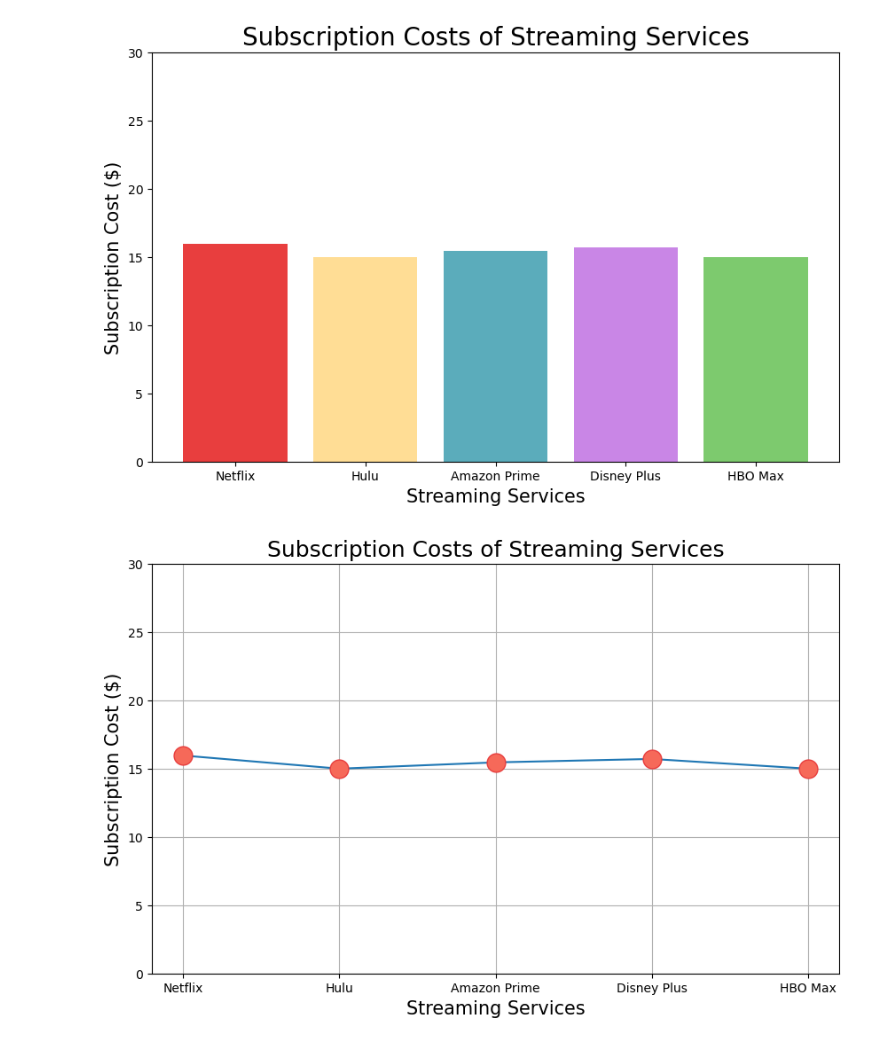
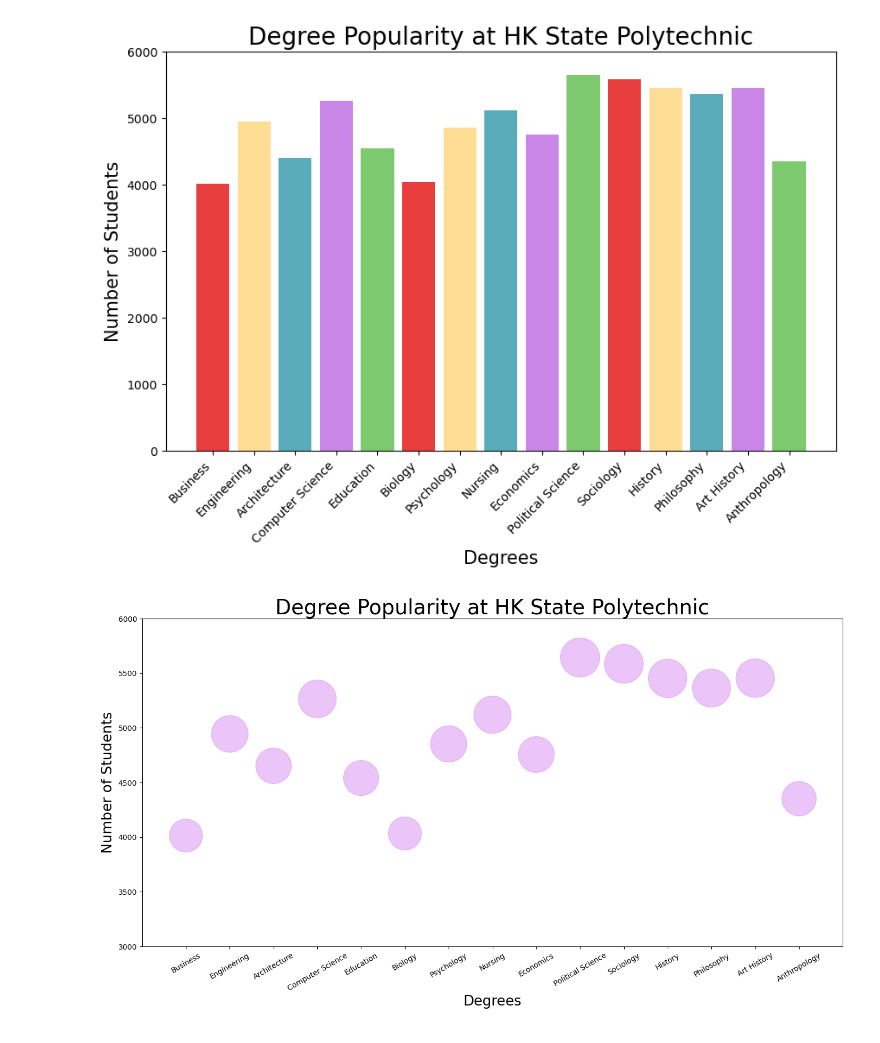
Before and after one commit to Youcheng9/Data-Visualization-Project-1, a Jupyter notebook: data1.ipynb, the cells around one changed output. Saved outputs shown, nothing was run; the diff lists cells and outputs as text; code cells hidden in the pictures.

Commit message:
Modified visualizations

```diff
--- a/data1.ipynb
+++ b/data1.ipynb
@@ -1,45 +1,39 @@
 # %%
+# ~~~~~~~ Degree Popularity at HK State Polytechnic ~~~~~~~
+
 import matplotlib.pyplot as plt
 import numpy as np
 
+labels = ['Business', 'Engineering', 'Architecture', 'Computer Science',
+          'Education', 'Biology', 'Psychology', 'Nursing', 'Economics',
+          'Political Science', 'Sociology', 'History', 'Philosophy',
+          'Art History', 'Anthropology']
 
-netlifx = 15.95
-hulu = 14.99
-amazon_prime = 15.45
-disney_plus = 15.70
-hbo_max = 14.99
-
-labels = ['Netflix', 'Hulu', 'Amazon Prime', 'Disney Plus', 'HBO Max']
-values = [netlifx, hulu, amazon_prime, disney_plus, hbo_max]
-
+values = [4014, 4945, 4403, 5265, 4541, 4034, 4853, 5120, 4756, 5644, 5586, 5453, 5364, 5455, 4352]
 
 plt.figure(figsize=(10, 6))
 
 
 plt.bar(labels, values, color=["#e83e3e", "#ffdd95", "#5bacbb", "#c986e6", "#7dca6e"])
-plt.xlabel('Streaming Services', fontsize=15)
-plt.ylabel('Subscription Cost ($)', fontsize=15)
-plt.title('Subscription Costs of Streaming Services', fontsize=20)
-plt.xticks()
-plt.ylim(0, 30)
+plt.xlabel('Degrees', fontsize=15)
+plt.ylabel('Number of Students', fontsize=15)
+plt.title('Degree Popularity at HK State Polytechnic', fontsize=20)
+plt.xticks(rotation=45, ha='right')
+plt.ylim(0, 6000)
 plt.show()
 # %% [output]
-[figure, old version]
+[figure, new version]
 # %%
-# ~~~~~~~~~~ Marker Chart ~~~~~~~~~~
-plt.figure(figsize=(10, 6))
+# ~~~~~~~~~~ Bubble Chart ~~~~~~~~~
+plt.figure(figsize=(17, 8))
 
-plt.plot(labels, values,
-         marker='o',
-         markersize=15,
-         markerfacecolor="#f66959",
-         markeredgecolor='#e83e3e'
-        )
-plt.xlabel('Streaming Services', fontsize=15)
-plt.ylabel('Subscription Cost ($)', fontsize=15)
-plt.title('Subscription Costs of Streaming Services', fontsize=18)
-plt.ylim(0, 30)
-plt.grid(True)
+plt.scatter(labels, values, s=np.array(values) * 0.5, alpha=0.5, color="#d88cf0")
+plt.xlabel('Degrees', fontsize=19)
+plt.ylabel('Number of Students', fontsize=19)
+plt.title('Degree Popularity at HK State Polytechnic', fontsize=28)
+plt.xlim(-1, len(labels))
+plt.xticks(rotation=30)
+plt.ylim(3000, 6000)
 plt.show()
 # %% [output]
-[figure, old version]
+[figure, new version]
```
Also changed, not shown: 3 other files.
